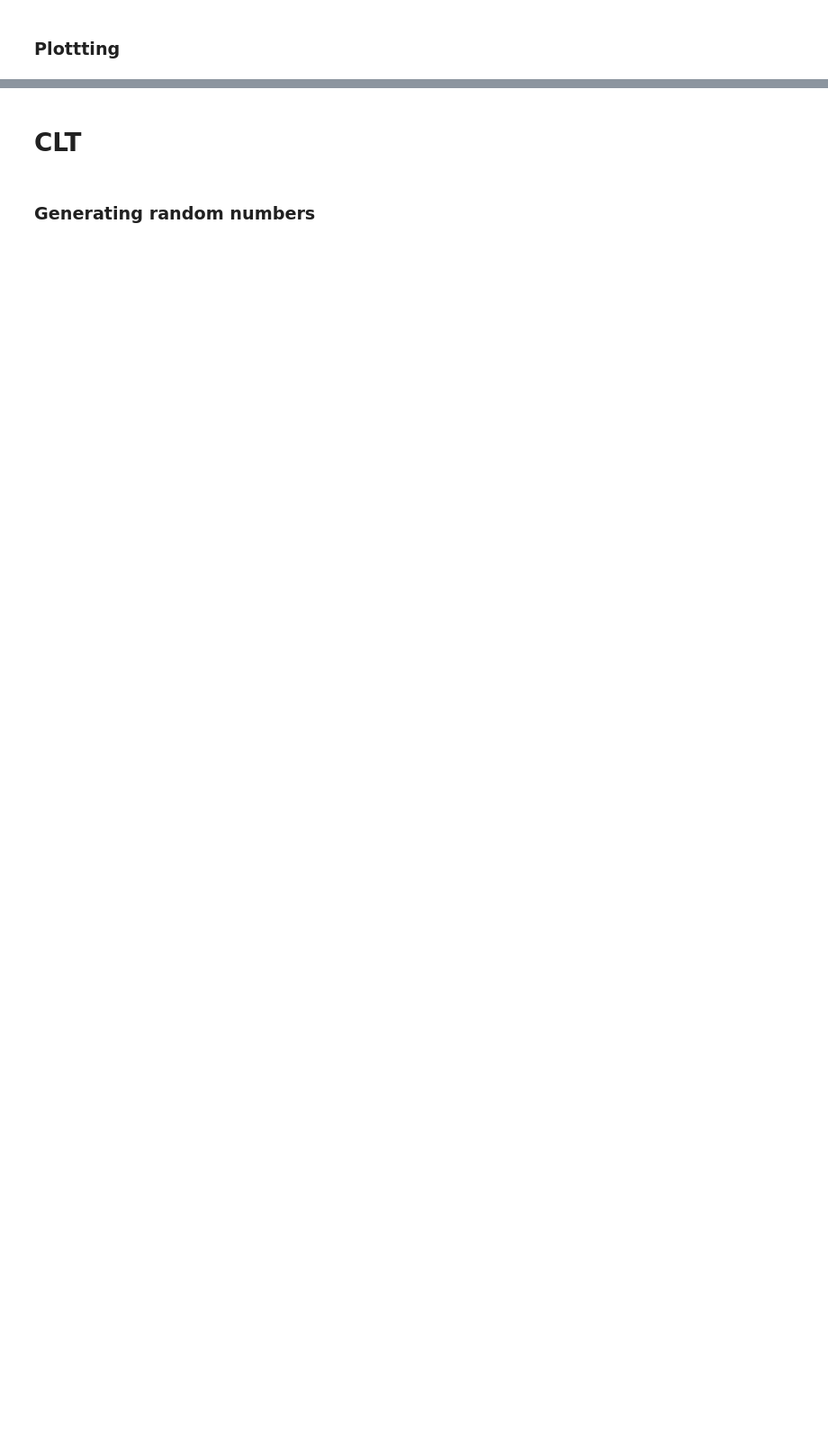
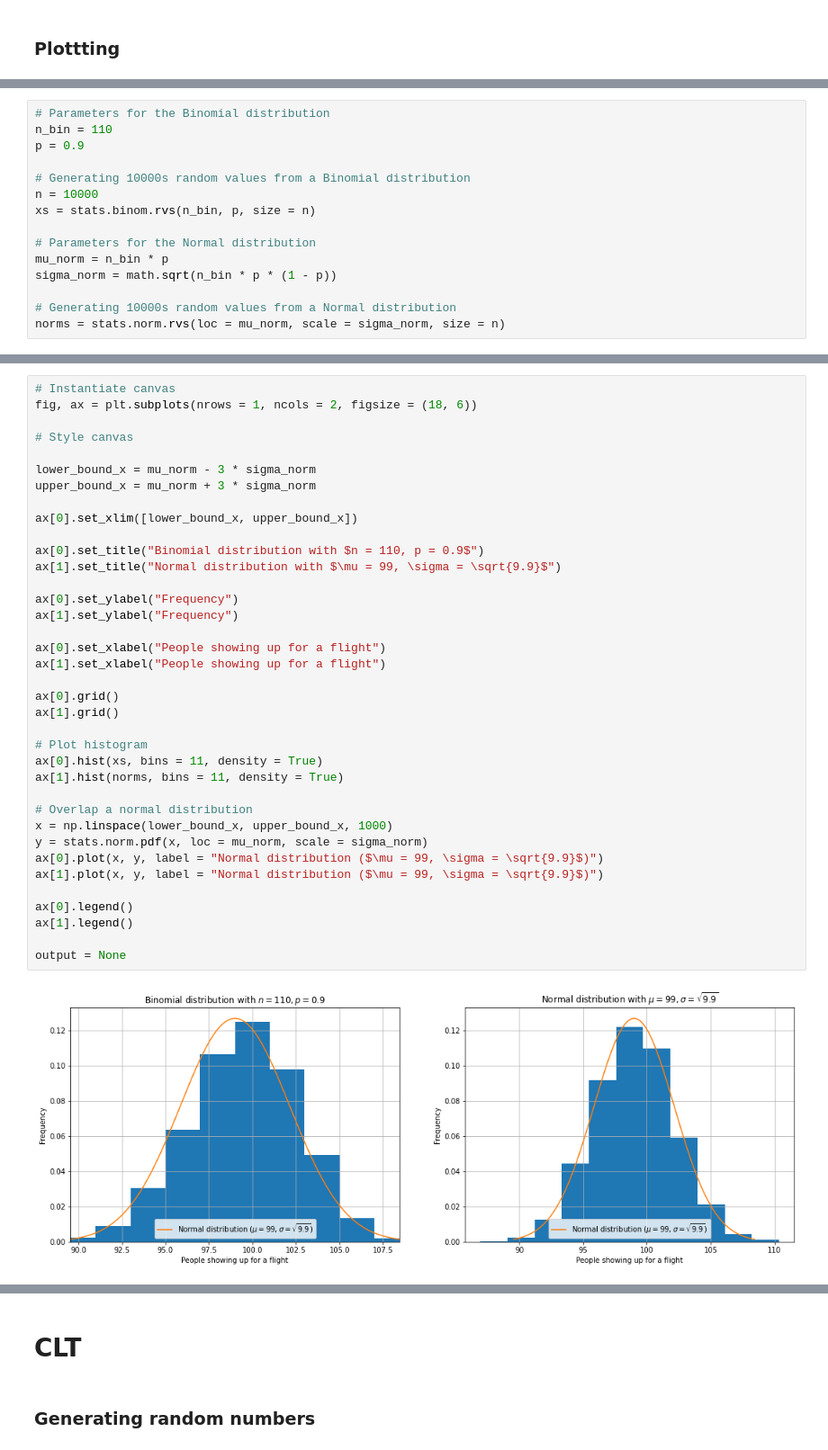
Before and after one commit to calinanca99/stats1-ebe, a Jupyter notebook: 5a.ipynb, the cells around one changed output, grey strips where cells are left out. Shown: that part at 90% size. Cells and saved outputs as stored; diff of their text form; blank space fills up the shorter version.

```diff
--- a/5a.ipynb
+++ b/5a.ipynb
@@ -62,0 +79,15 @@ output = None
+# %%
+# Parameters for the Binomial distribution
+n_bin = 110
+p = 0.9
+
+# Generating 10000s random values from a Binomial distribution
+n = 10000
+xs = stats.binom.rvs(n_bin, p, size = n)
+
+# Parameters for the Normal distribution
+mu_norm = n_bin * p
+sigma_norm = math.sqrt(n_bin * p * (1 - p))
+
+# Generating 10000s random values from a Normal distribution
+norms = stats.norm.rvs(loc = mu_norm, scale = sigma_norm, size = n)
@@ -62,0 +96,39 @@ output = None
+# %%
+# Instantiate canvas
+fig, ax = plt.subplots(nrows = 1, ncols = 2, figsize = (18, 6))
+
+# Style canvas
+
+lower_bound_x = mu_norm - 3 * sigma_norm
+upper_bound_x = mu_norm + 3 * sigma_norm
+
+ax[0].set_xlim([lower_bound_x, upper_bound_x])
+
+ax[0].set_title("Binomial distribution with $n = 110, p = 0.9$")
+ax[1].set_title("Normal distribution with $\mu = 99, \sigma = \sqrt{9.9}$")
+
+ax[0].set_ylabel("Frequency")
+ax[1].set_ylabel("Frequency")
+
+ax[0].set_xlabel("People showing up for a flight")
+ax[1].set_xlabel("People showing up for a flight")
+
+ax[0].grid()
+ax[1].grid()
+
+# Plot histogram
+ax[0].hist(xs, bins = 11, density = True)
+ax[1].hist(norms, bins = 11, density = True)
+
+# Overlap a normal distribution
+x = np.linspace(lower_bound_x, upper_bound_x, 1000)
+y = stats.norm.pdf(x, loc = mu_norm, scale = sigma_norm)
+ax[0].plot(x, y, label = "Normal distribution ($\mu = 99, \sigma = \sqrt{9.9}$)")
+ax[1].plot(x, y, label = "Normal distribution ($\mu = 99, \sigma = \sqrt{9.9}$)")
+
+ax[0].legend()
+ax[1].legend()
+
+output = None
+# %% [output]
+[figure, added]
```
Also changed, not shown: parts of 17 cells of this notebook.
